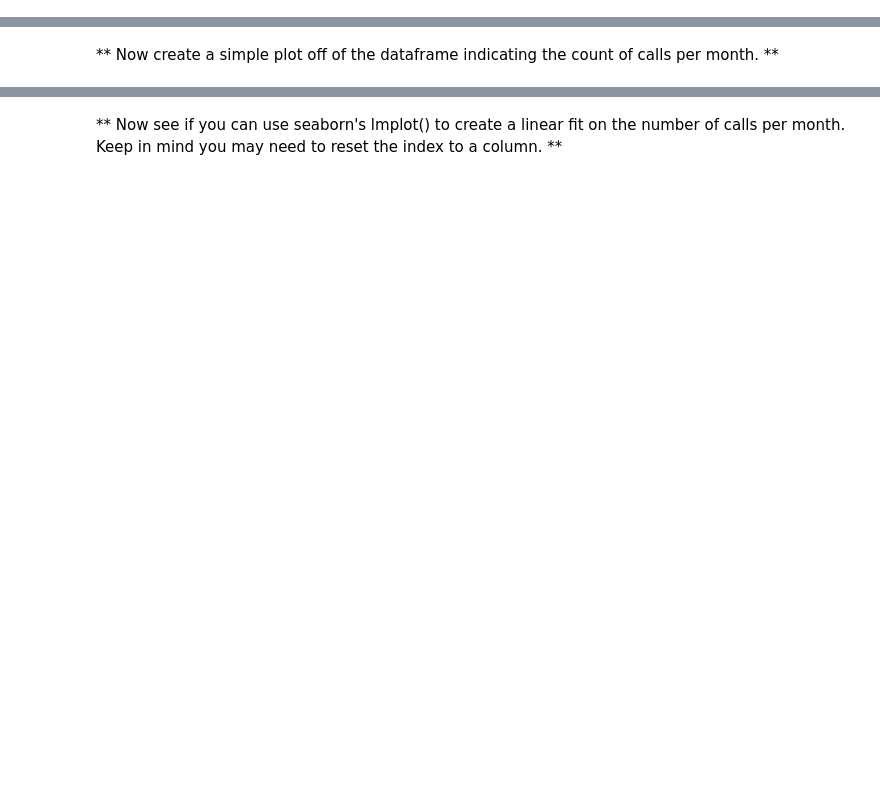
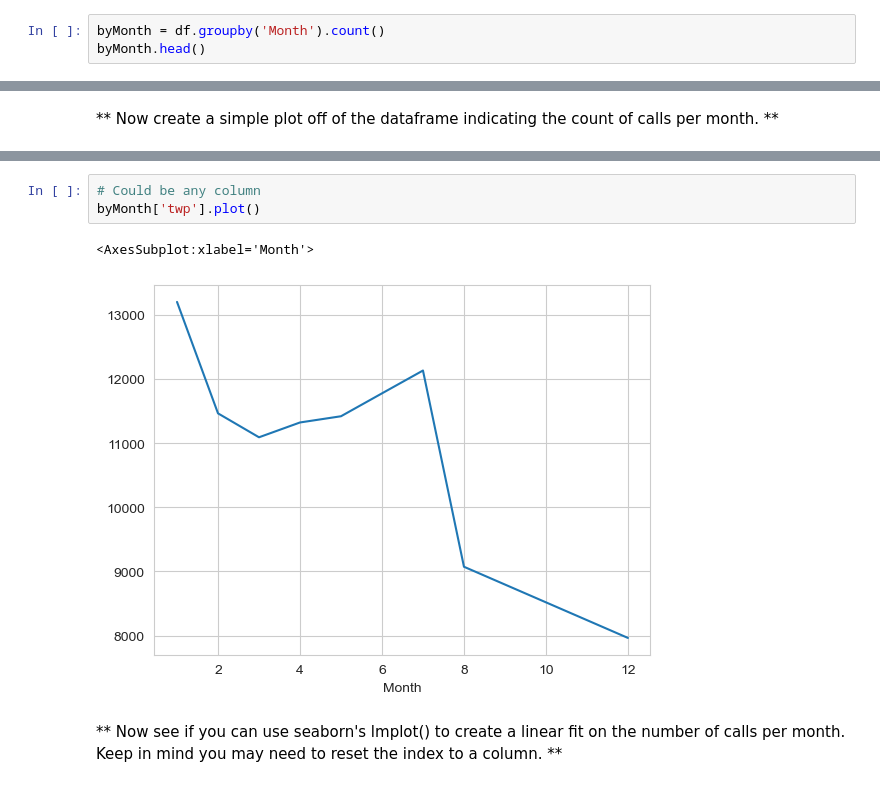
Before and after one commit to SiddheshDaphane/911-Call-Data-Analysis-Project, a Jupyter notebook: 01-911 Calls Data Capstone Project.ipynb, the cells around one changed output, grey strips where cells are left out. Saved outputs shown, nothing was run; the diff lists cells and outputs as text; blank space fills up the shorter version.

```diff
--- a/01-911 Calls Data Capstone Project.ipynb
+++ b/01-911 Calls Data Capstone Project.ipynb
@@ -172,0 +180,3 @@ _____
+# %%
+byMonth = df.groupby('Month').count()
+byMonth.head()
@@ -179,2 +193,8 @@ _____
+# %%
+# Could be any column
+byMonth['twp'].plot()
+# %% [output]
+<AxesSubplot:xlabel='Month'>
+[figure, added]
 # %% [markdown]
 ** Now see if you can use seaborn's lmplot() to create a linear fit on the number of calls per month. Keep in mind you may need to reset the index to a column. **
```
Also changed, not shown: parts of 33 cells of this notebook.
